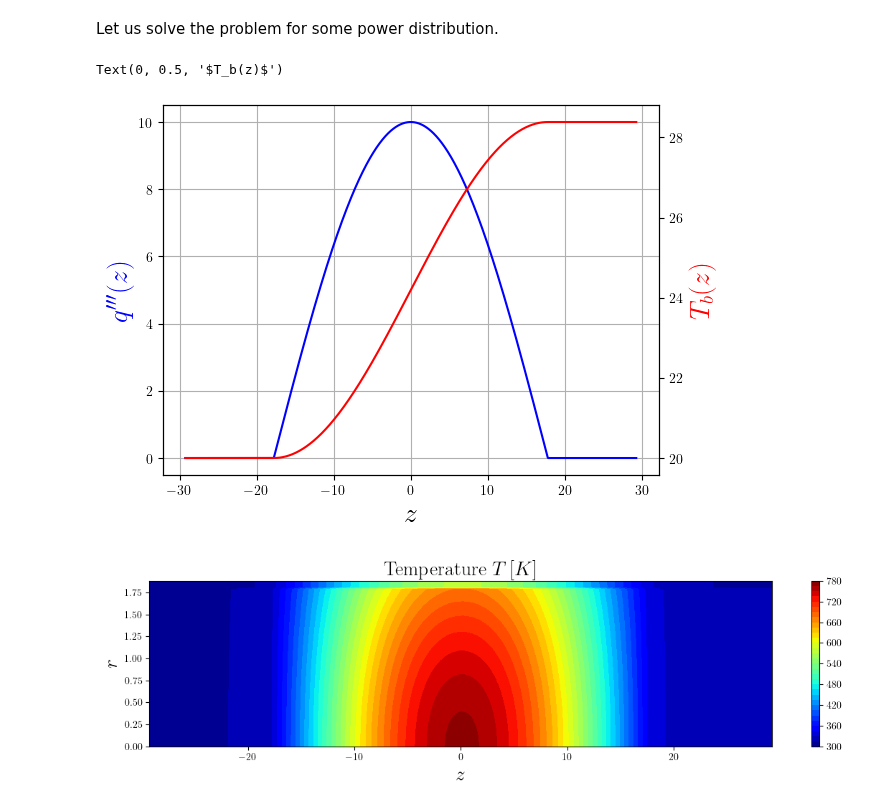
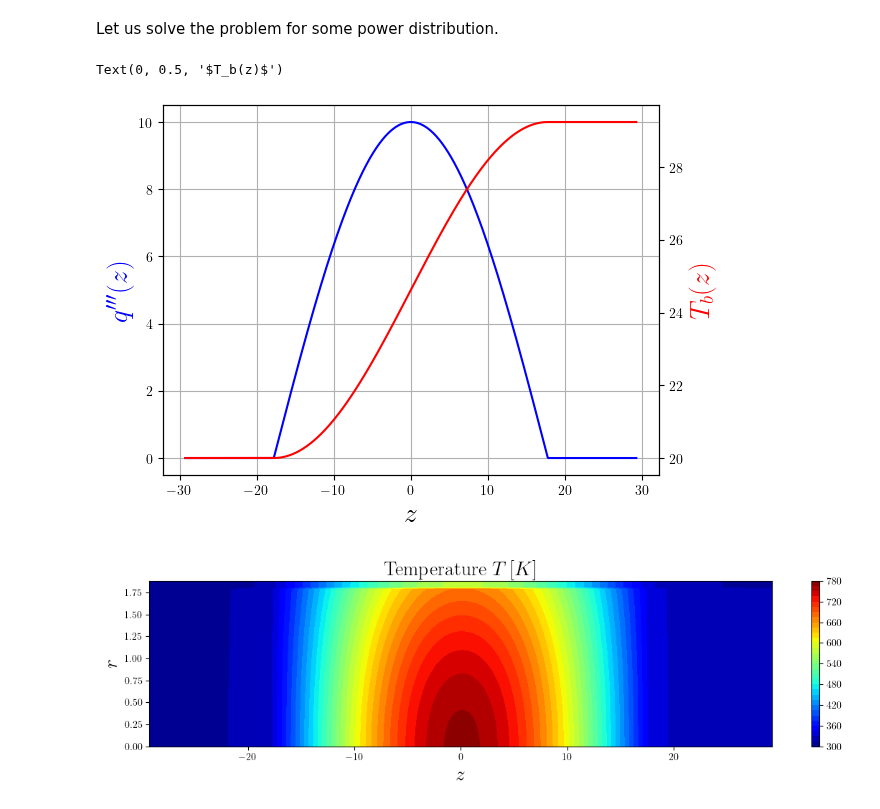
Before and after one commit to Steriva/FEniCSx-tutorials, a Jupyter notebook: 2D/Heat Equation/Steady/pin_solid.ipynb, the cells around one changed output. Drawn from its saved outputs; the diff is of its cells as text; code cells hidden in the pictures.

```diff
--- a/2D/Heat Equation/Steady/pin_solid.ipynb
+++ b/2D/Heat Equation/Steady/pin_solid.ipynb
@@ -350,35 +350,35 @@ L_active = 35.56
 fuel_or = 1.791
 clad_ir = 1.800
 clad_or = 1.880
 
 power_fun = lambda x, y: 10 * np.cos(np.pi*(x/L_active)) * np.piecewise(x, [ x < -L_active / 2, ((x>=-L_active/2) & (x <= L_active / 2)), x > L_active/2],
                                                                            [0, 1, 0]) + 0.0 * y
 m_cp = 0.065e3 * 4.186 # g/s * J/g/K
 fig,ax = plt.subplots()
 # make a plot
 z = np.linspace(-L/2, L/2, 1000)
 ax.plot(z, power_fun(z, 0), 'b')
 ax.grid(which='major',linestyle='-')
 ax.grid(which='minor',linestyle='--')
 ax.set_ylabel("$q'''(z)$",color="blue", fontsize=20)
 ax.set_xlabel("$z$",fontsize=20)
 
 T_b = np.zeros((len(z), ))
 T_b[0] = 20+273.16
 for ii in range(1, len(z)):
-    T_b[ii] = T_b[0] + 1. / m_cp * np.pi * fuel_or**2 * np.trapz(power_fun(z[:ii+1], 0.), z[:ii+1])
+    T_b[ii] = T_b[0] + 1. / m_cp * np.pi * clad_or**2 * np.trapz(power_fun(z[:ii+1], 0.), z[:ii+1])
 
 from scipy.interpolate import interp1d
 T_b_fun = interp1d(z, T_b, kind='linear',fill_value='extrapolate')
 
 # twin object for two different y-axis on the sample plot
 ax2=ax.twinx()
 # make a plot with different y-axis using second axis object
 ax2.plot(z, T_b_fun(z)-273.16, 'r', label="$T$")
 ax2.set_ylabel("$T_b(z)$",color="red", fontsize=20)
 # %% [output]
 Text(0, 0.5, '$T_b(z)$')
-[figure, old version]
+[figure, new version]
 # %%
 sol = TH.solve( power_fun, lambda x, y: T_b_fun(x) )
 
```
